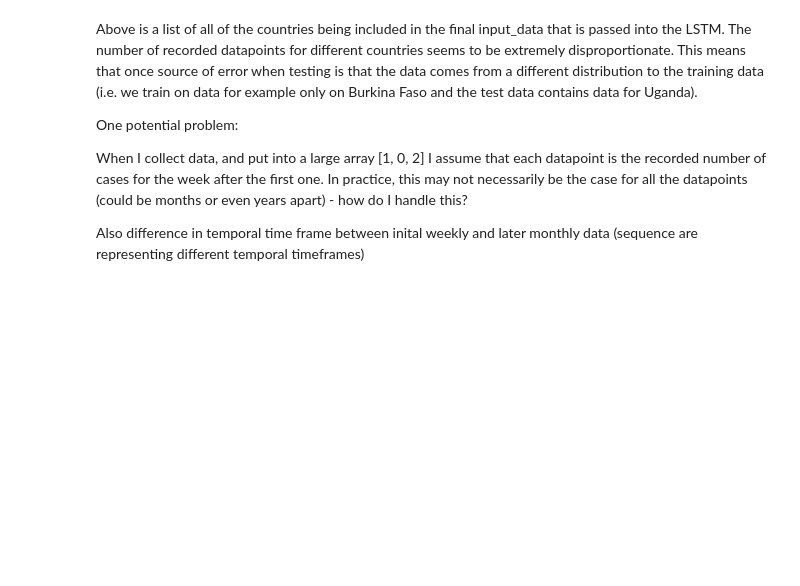
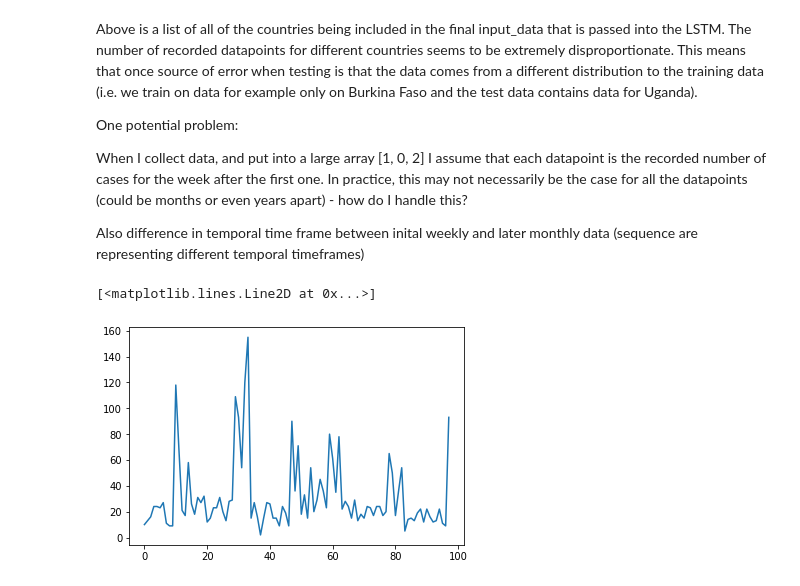
Before and after one commit to amirgamil/Meningitis-Analysis, a Jupyter notebook: Code/data_preprocessing.ipynb, the cells around one changed output. Drawn from its saved outputs; the diff is of its cells as text; code cells hidden in the pictures; blank space fills up the shorter version.

```diff
--- a/Code/data_preprocessing.ipynb
+++ b/Code/data_preprocessing.ipynb
@@ -244,6 +244,7 @@ To determine the threshold for each country (i.e. no. of cases for each country
 2 = high
 # %%
 #what to do data with thresholds of 0,0? For now drop
+_, thresholds_weekly_data = time_series_to_dict(data, True)
 for country, thresholds in thresholds_weekly_data.items():
     #*NOTE updated thresholds which are now ignored to include 0 and 1 or 0 and 2
     if (thresholds[0] == 0 and thresholds[1] == 0) or (thresholds[0] == 0 and thresholds[1] <= 2):
@@ -252,6 +253,7 @@ for country, thresholds in thresholds_weekly_data.items():
         print(country)
 
 weekly_data_dict, thresholds_weekly_data = time_series_to_dict(data, True)
+
 data["State"] = 0
 def find_state(country_threshold_list, no_cases):
     if no_cases >= float(country_threshold_list[1]):
@@ -331,3 +340,9 @@ One potential problem:
 When I collect data, and put into a large array [1, 0, 2] I assume that each datapoint is the recorded number of cases for the week after the first one. In practice, this may not necessarily be the case for all the datapoints (could be months or even years apart) - how do I handle this?
 
 Also difference in temporal time frame between inital weekly and later monthly data (sequence are representing different temporal timeframes)
+# %%
+
+plt.plot(weekly_data_dict[3])
+# %% [output]
+[<matplotlib.lines.Line2D at 0x...>]
+[figure, added]
```
Also changed, not shown: parts of 2 cells of this notebook, 2 other files.
